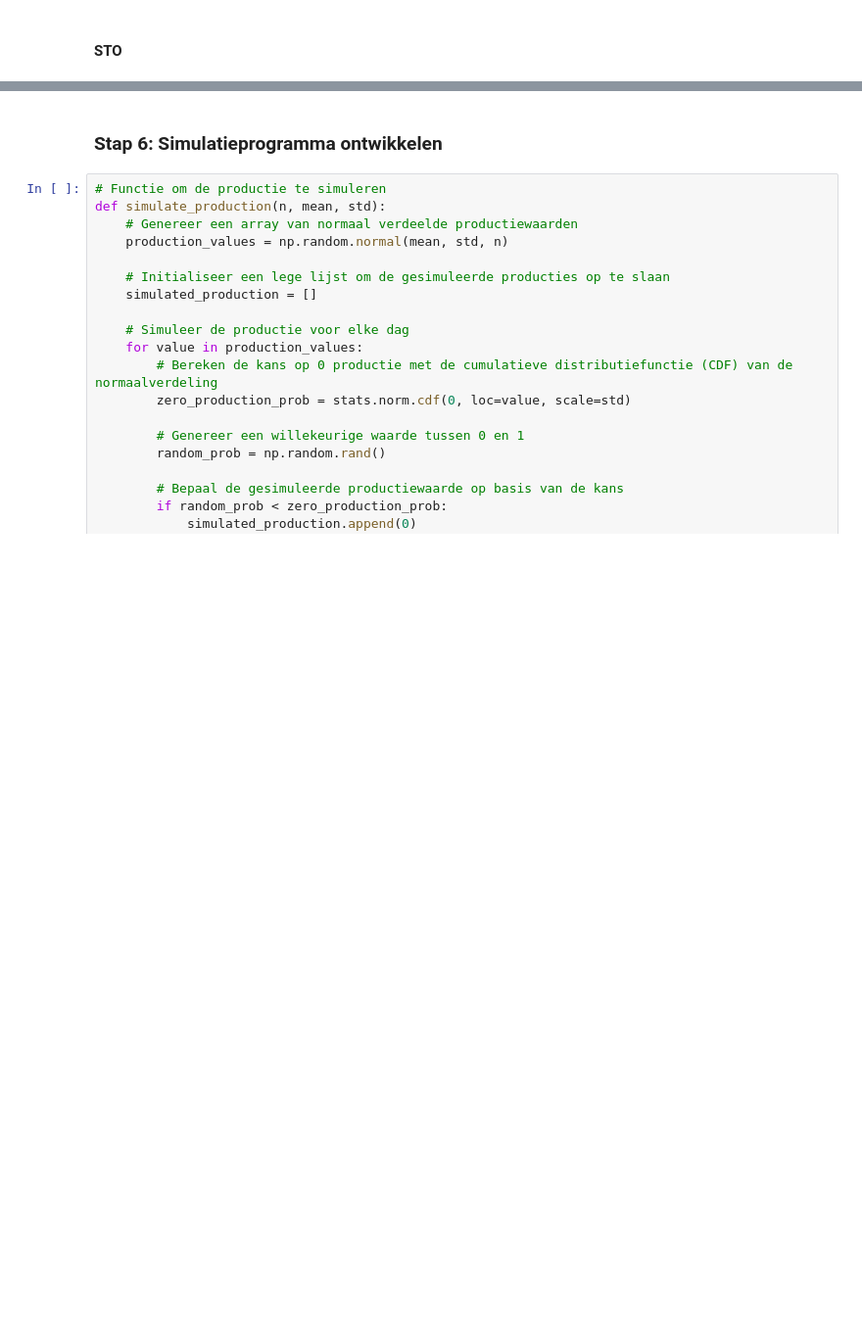
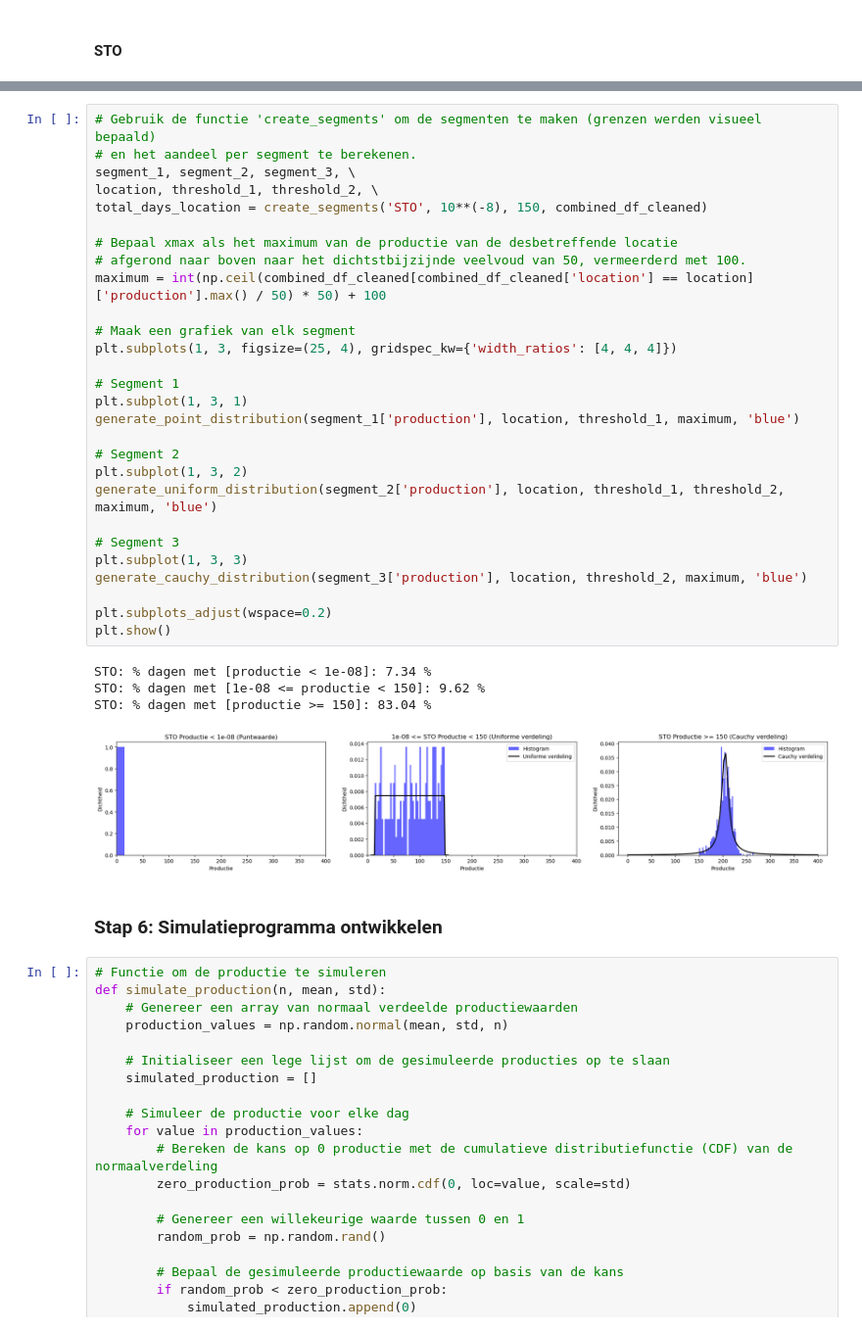
Before and after one commit to craftyraf/project-productie-proces, a Jupyter notebook: notebooks/Deel 1 - productieproces.ipynb, the cells around one changed output, grey strips where cells are left out. Shown at 98% size. Saved outputs shown, nothing was run; the diff lists cells and outputs as text; blank space fills up the shorter version.

```diff
--- a/notebooks/Deel 1 - productieproces.ipynb
+++ b/notebooks/Deel 1 - productieproces.ipynb
@@ -360,3 +256,36 @@ plt.show()
+# %%
+# Gebruik de functie 'create_segments' om de segmenten te maken (grenzen werden visueel bepaald)
+# en het aandeel per segment te berekenen.
+segment_1, segment_2, segment_3, \
+location, threshold_1, threshold_2, \
+total_days_location = create_segments('STO', 10**(-8), 150, combined_df_cleaned)
+
+# Bepaal xmax als het maximum van de productie van de desbetreffende locatie
+# afgerond naar boven naar het dichtstbijzijnde veelvoud van 50, vermeerderd met 100.
+maximum = int(np.ceil(combined_df_cleaned[combined_df_cleaned['location'] == location]['production'].max() / 50) * 50) + 100
+
+# Maak een grafiek van elk segment
+plt.subplots(1, 3, figsize=(25, 4), gridspec_kw={'width_ratios': [4, 4, 4]})
+
+# Segment 1
+plt.subplot(1, 3, 1)
+generate_point_distribution(segment_1['production'], location, threshold_1, maximum, 'blue')
+
+# Segment 2
+plt.subplot(1, 3, 2)
+generate_uniform_distribution(segment_2['production'], location, threshold_1, threshold_2, maximum, 'blue')
+
+# Segment 3
+plt.subplot(1, 3, 3)
+generate_cauchy_distribution(segment_3['production'], location, threshold_2, maximum, 'blue')
+
+plt.subplots_adjust(wspace=0.2)
+plt.show()
+# %% [output]
+STO: % dagen met [productie < 1e-08]: 7.34 %
+STO: % dagen met [1e-08 <= productie < 150]: 9.62 %
+STO: % dagen met [productie >= 150]: 83.04 %
+[figure, added]
 # %% [markdown]
 ### Stap 6: Simulatieprogramma ontwikkelen
 # %%
```
Also changed, not shown: parts of 6 cells of this notebook, 2 other files.
